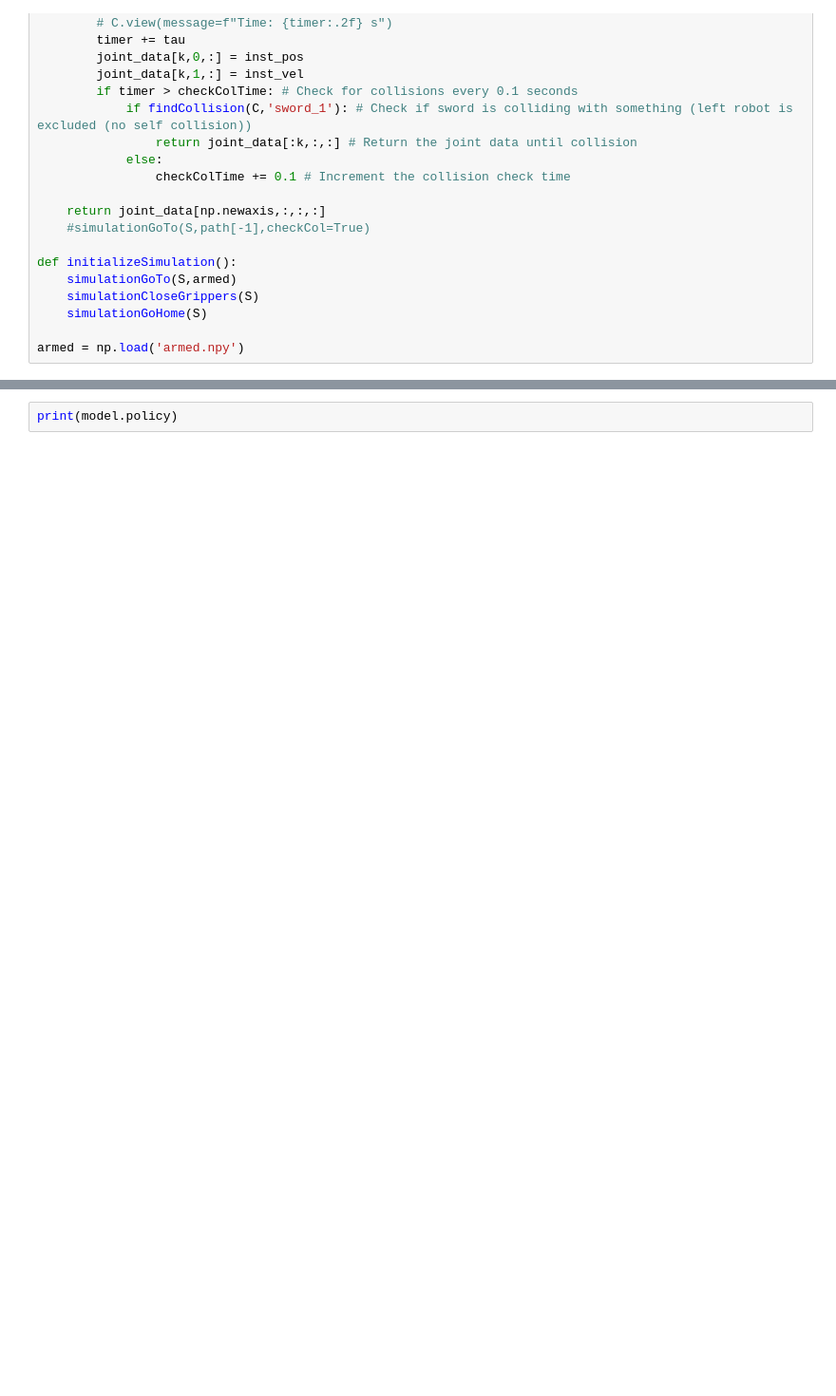
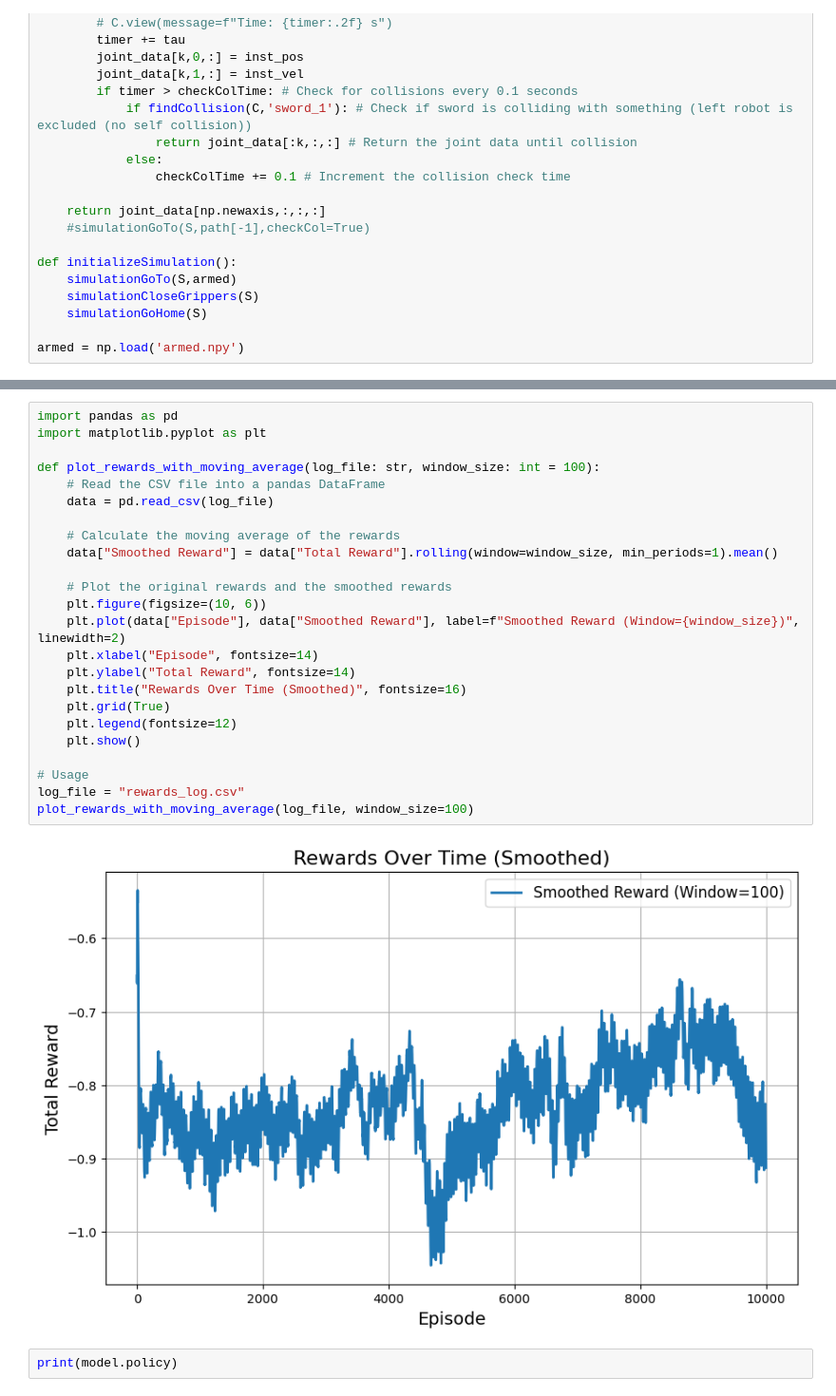
Before and after one commit to saiddonmez/Robotic-Arm-Sword-Fight-Project, a Jupyter notebook: deneme.ipynb, the cells around one changed output, grey strips where cells are left out. Shown at 95% size. Saved outputs shown, nothing was run; the diff lists cells and outputs as text; blank space fills up the shorter version.

```diff
--- a/deneme.ipynb
+++ b/deneme.ipynb
@@ -232,3 +285,29 @@ KeyboardInterrupt:
+# %%
+import pandas as pd
+import matplotlib.pyplot as plt
+
+def plot_rewards_with_moving_average(log_file: str, window_size: int = 100):
+    # Read the CSV file into a pandas DataFrame
+    data = pd.read_csv(log_file)
+
+    # Calculate the moving average of the rewards
+    data["Smoothed Reward"] = data["Total Reward"].rolling(window=window_size, min_periods=1).mean()
+
+    # Plot the original rewards and the smoothed rewards
+    plt.figure(figsize=(10, 6))
+    plt.plot(data["Episode"], data["Smoothed Reward"], label=f"Smoothed Reward (Window={window_size})", linewidth=2)
+    plt.xlabel("Episode", fontsize=14)
+    plt.ylabel("Total Reward", fontsize=14)
+    plt.title("Rewards Over Time (Smoothed)", fontsize=16)
+    plt.grid(True)
+    plt.legend(fontsize=12)
+    plt.show()
+
+# Usage
+log_file = "rewards_log.csv"
+plot_rewards_with_moving_average(log_file, window_size=100)
+# %% [output]
+[figure, added]
 # %%
 print(model.policy)
 # %%
```
Also changed, not shown: parts of 4 cells of this notebook, 3 other files.
